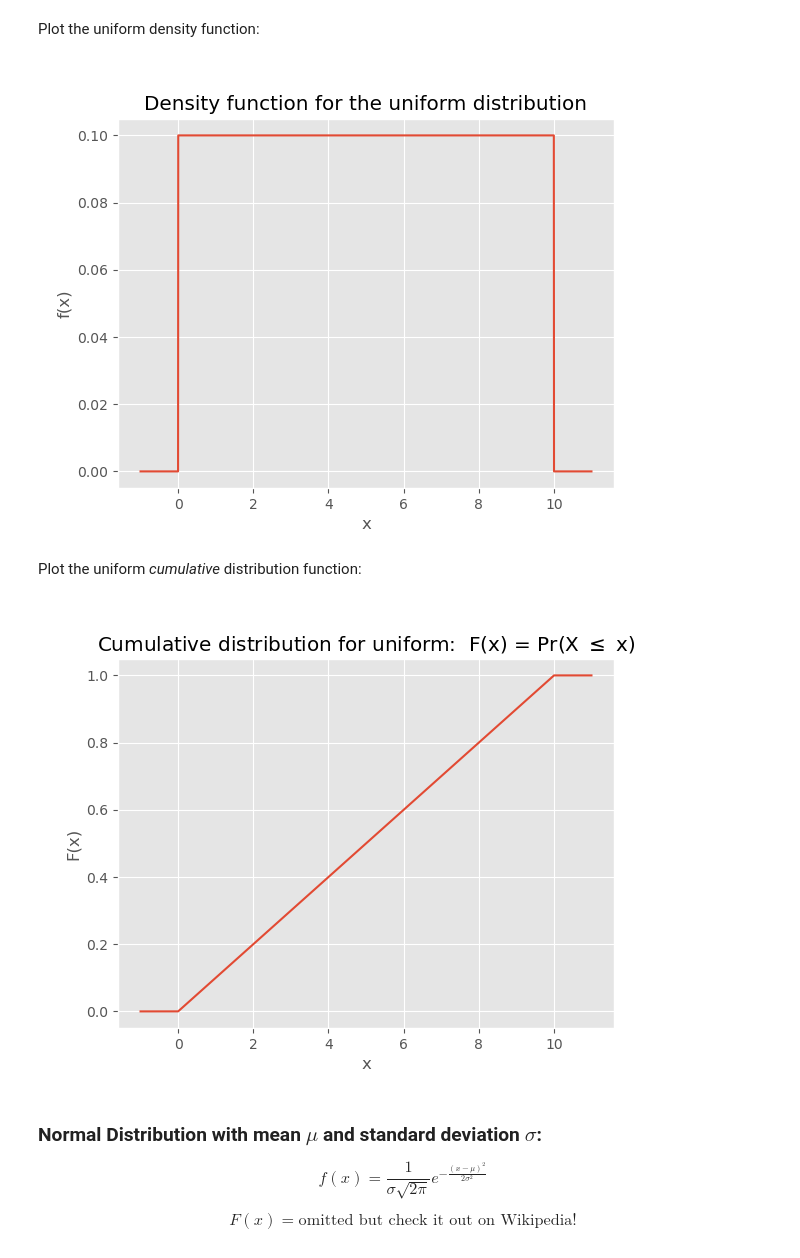
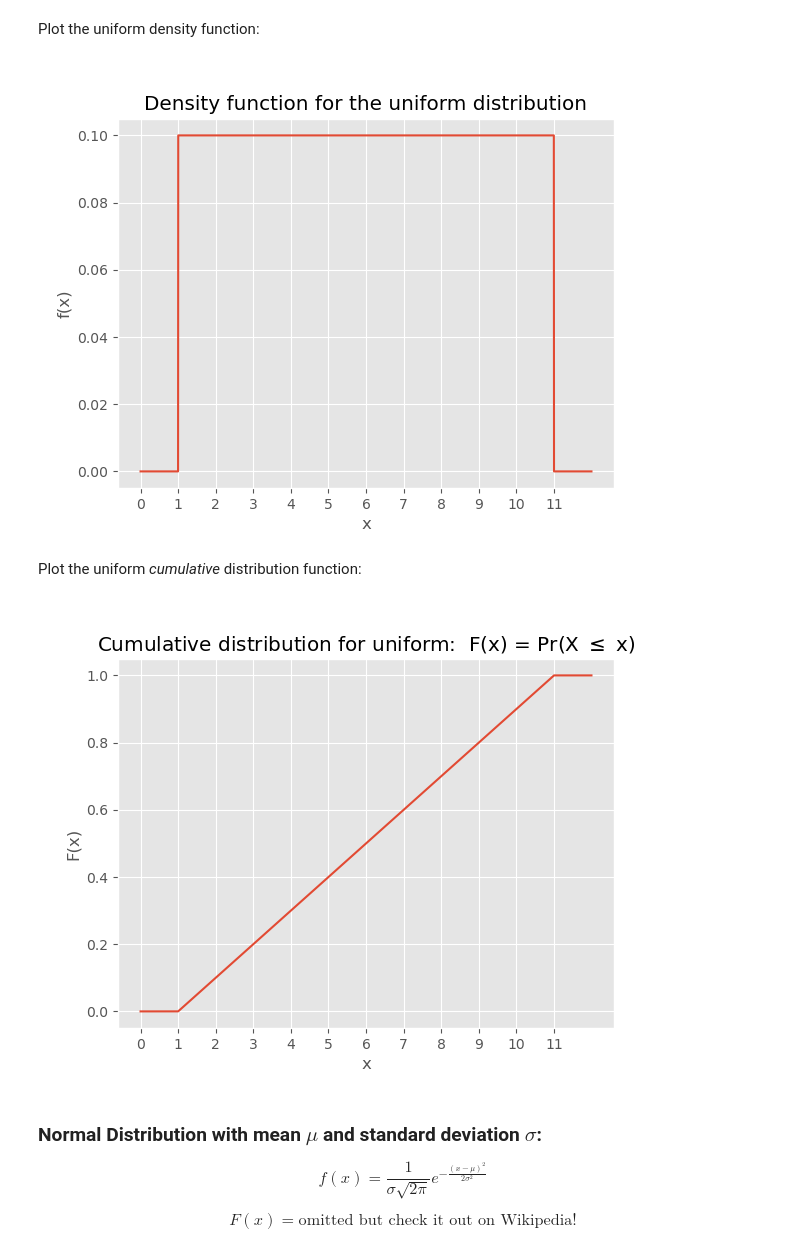
Before and after one commit to mettinger/python, a Jupyter notebook: interviewKickstart/interviewKickstart.ipynb, the cells around one changed output. Cells and saved outputs as stored; diff of their text form; code cells hidden in the pictures.

```diff
--- a/interviewKickstart/interviewKickstart.ipynb
+++ b/interviewKickstart/interviewKickstart.ipynb
@@ -183,32 +183,34 @@ $$
 # %% [markdown]
 Plot the uniform density function:
 # %%
-a = 0
-b = 10
+a = 1
+b = 11
 
 x = np.linspace(a - 1, b + 1, 5000)
 uniformDensity = scipy.stats.uniform.pdf(x, loc=a, scale = b - a)
 
 plt.figure()
 plt.plot(x, uniformDensity)
+plt.xticks(range(a - 1,b + 1))
 plt.title('Density function for the uniform distribution')
 plt.xlabel('x')
 plt.ylabel('f(x)')
 plt.show()
 # %% [output]
-[figure, old version]
+[figure, new version]
 # %% [markdown]
 Plot the uniform _cumulative_ distribution function:
 # %%
 uniformCumulative = scipy.stats.uniform.cdf(x, loc=a, scale = b - a)
 plt.figure()
 plt.plot(x, uniformCumulative)
+plt.xticks(range(a - 1, b + 1))
 plt.title('Cumulative distribution for uniform:  F(x) = Pr(X $\leq$ x)')
 plt.xlabel('x')
 plt.ylabel('F(x)')
 plt.show()
 # %% [output]
-[figure, old version]
+[figure, new version]
 # %% [markdown]
 ### Normal Distribution with mean $\mu$ and standard deviation $\sigma$:
 
```
Also changed, not shown: parts of 1 cell of this notebook.
